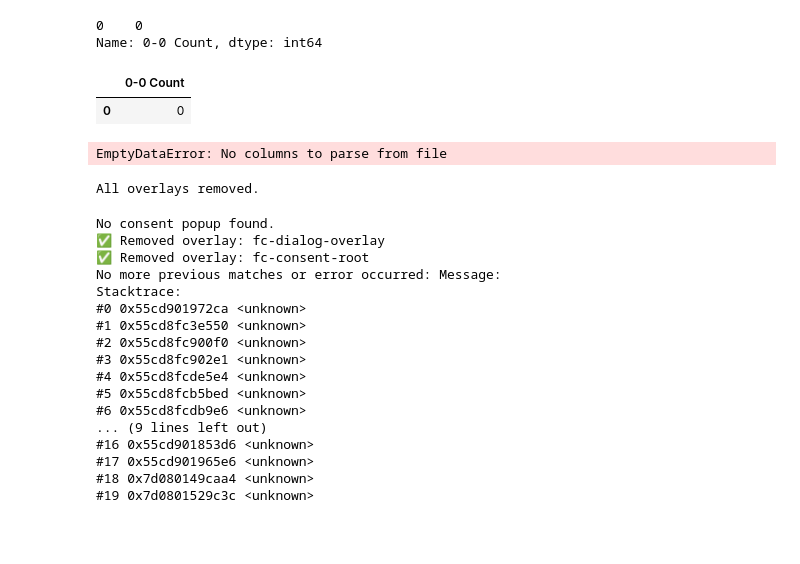
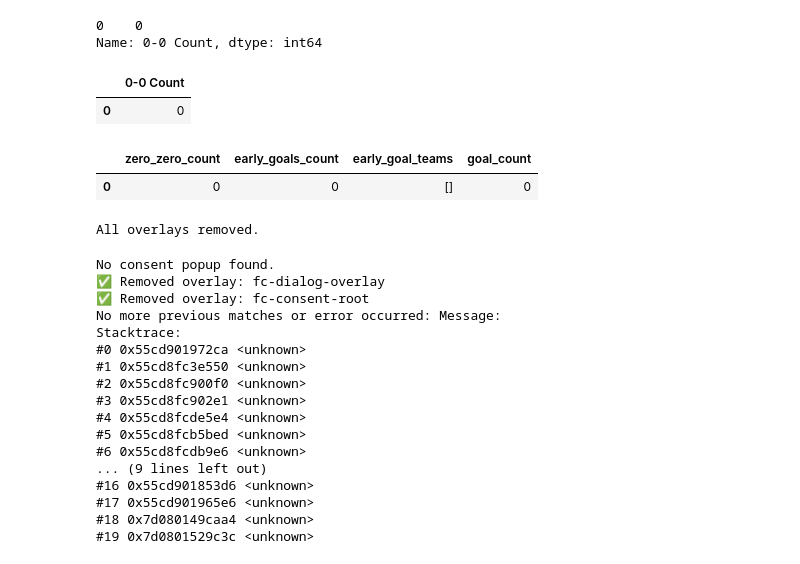
Before and after one commit to Jeremiah-Katumo/pdf-insight-extractor, a Jupyter notebook: scraper.ipynb, the cells around one changed output. Saved outputs shown, nothing was run; the diff lists cells and outputs as text; code cells hidden in the pictures; blank space fills up the shorter version.

```diff
--- a/scraper.ipynb
+++ b/scraper.ipynb
@@ -1411,10 +1439,10 @@ df_zero.head()
 |  | 0-0 Count |
 | 0 | 0 |
 # %%
-df_complete = pd.read_csv("/home/jeremy/Work/Development/Projects/football/data/complete_matches.csv")
-df_complete.head()
+df_early.head()
 # %% [output]
-EmptyDataError: No columns to parse from file
+|  | zero_zero_count | early_goals_count | early_goal_teams | goal_count |
+| 0 | 0 | 0 | [] | 0 |
 # %%
 def close_overlay_if_present():
     try:
```
Also changed, not shown: parts of 23 cells of this notebook, 3 other files.
